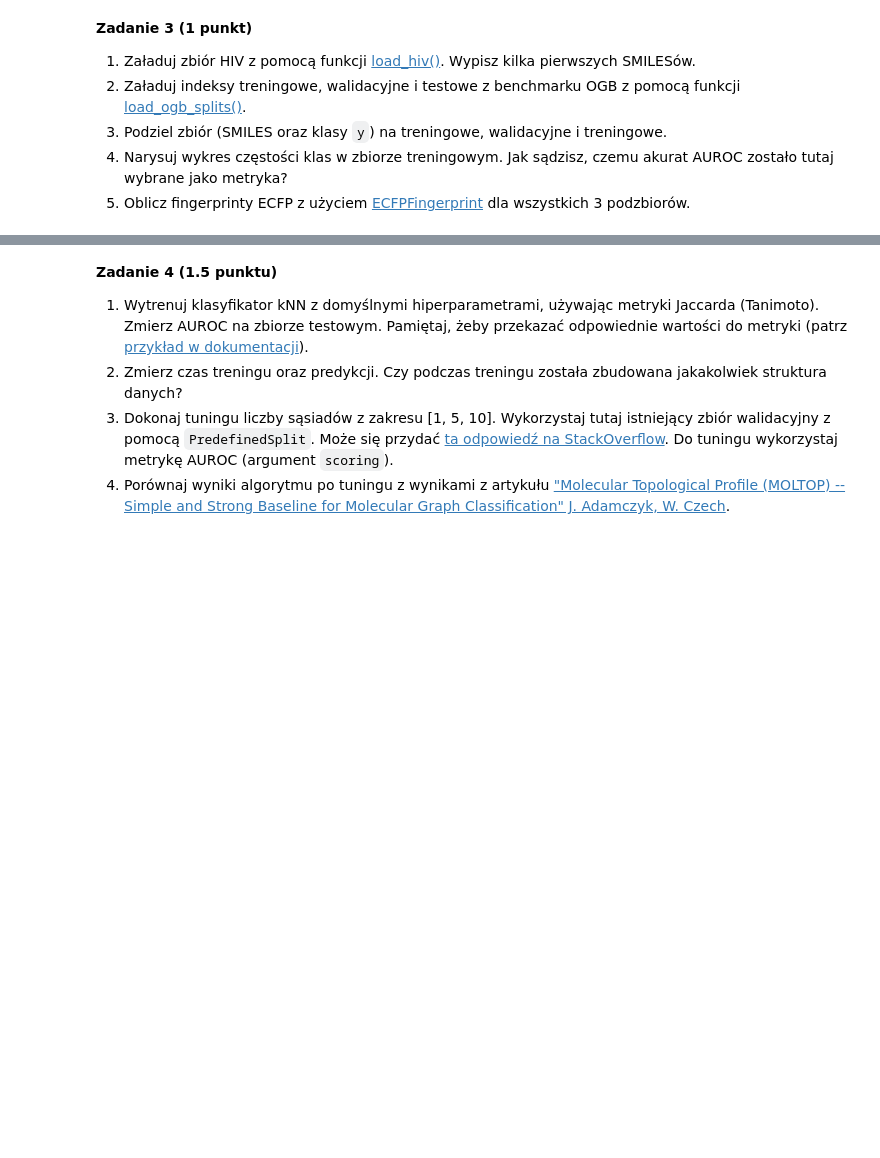
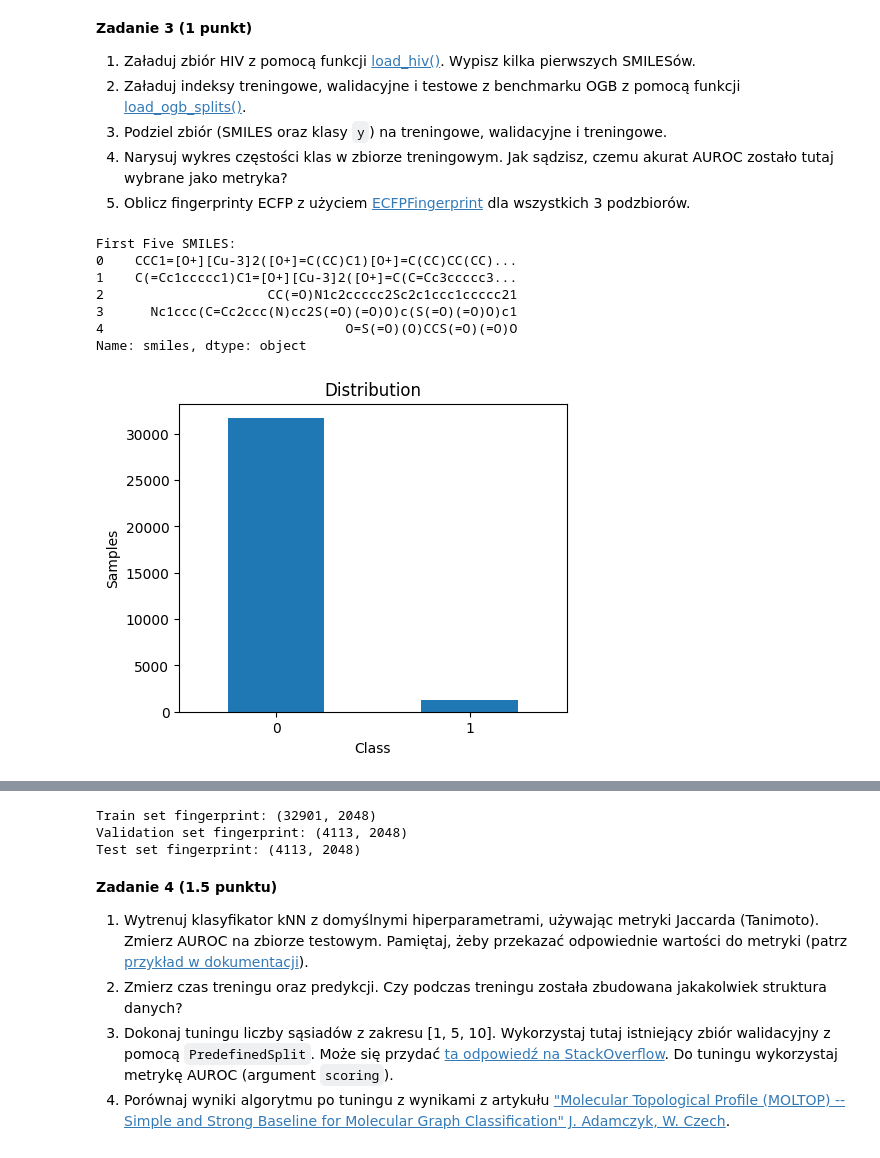
Before and after one commit to michal-proc/machine-learning-lab, a Jupyter notebook: lab2/notebook.ipynb, the cells around one changed output, grey strips where cells are left out. Saved outputs shown, nothing was run; the diff lists cells and outputs as text; code cells hidden in the pictures; blank space fills up the shorter version.

```diff
--- a/lab2/notebook.ipynb
+++ b/lab2/notebook.ipynb
@@ -404,3 +467,55 @@ Jako że zbiór jest binarny, to nie ma potrzeby żadnego skalowania zmiennych.
 3. Podziel zbiór (SMILES oraz klasy `y`) na treningowe, walidacyjne i treningowe.
 4. Narysuj wykres częstości klas w zbiorze treningowym. Jak sądzisz, czemu akurat AUROC zostało tutaj wybrane jako metryka?
 5. Oblicz fingerprinty ECFP z użyciem [ECFPFingerprint](https://scikit-fingerprints.github.io/scikit-fingerprints/modules/generated/skfp.fingerprints.ECFPFingerprint.html#skfp.fingerprints.ECFPFingerprint) dla wszystkich 3 podzbiorów.
+# %%
+from skfp.datasets.moleculenet import load_hiv, load_ogb_splits
+from skfp.fingerprints import ECFPFingerprint
+
+warnings.filterwarnings("ignore", category=FutureWarning)
+
+hiv_X_smiles, hiv_y = load_hiv()
+hiv_X_smiles = pd.Series(hiv_X_smiles)
+hiv_y = pd.Series(hiv_y)
+
+dataframe_to_print = pd.DataFrame({"smiles": hiv_X_smiles, "y": hiv_y})
+print("First Five SMILES:")
+print(dataframe_to_print["smiles"].head())
+
+train_idx, val_idx, test_idx = load_ogb_splits("HIV")
+
+hiv_X_train = hiv_X_smiles[train_idx]
+hiv_X_val = hiv_X_smiles[val_idx]
+hiv_X_test = hiv_X_smiles[test_idx]
+
+hiv_y_train = hiv_y[train_idx]
+hiv_y_val = hiv_y[val_idx]
+hiv_y_test = hiv_y[test_idx]
+
+class_counts = hiv_y_train.value_counts()
+
+plt.figure(figsize=(5, 4))
+class_counts.plot(kind='bar')
+plt.title("Distribution")
+plt.xlabel("Class")
+plt.ylabel("Samples")
+plt.xticks([0, 1], ['0', '1'], rotation=0)
+plt.show()
+
+ecfp = ECFPFingerprint()
+
+hiv_X_train_fp = ecfp.fit_transform(hiv_X_train)
+hiv_X_val_fp = ecfp.transform(hiv_X_val)
+hiv_X_test_fp = ecfp.transform(hiv_X_test)
+
+print(f"Train set fingerprint: {hiv_X_train_fp.shape}")
+print(f"Validation set fingerprint: {hiv_X_val_fp.shape}")
+print(f"Test set fingerprint: {hiv_X_test_fp.shape}")
+# %% [output]
+First Five SMILES:
+0    CCC1=[O+][Cu-3]2([O+]=C(CC)C1)[O+]=C(CC)CC(CC)...
+1    C(=Cc1ccccc1)C1=[O+][Cu-3]2([O+]=C(C=Cc3ccccc3...
+2                     CC(=O)N1c2ccccc2Sc2c1ccc1ccccc21
+3      Nc1ccc(C=Cc2ccc(N)cc2S(=O)(=O)O)c(S(=O)(=O)O)c1
+4                               O=S(=O)(O)CCS(=O)(=O)O
+Name: smiles, dtype: object
+[figure, added]
@@ -407,3 +524,6 @@ Jako że zbiór jest binarny, to nie ma potrzeby żadnego skalowania zmiennych.
+Train set fingerprint: (32901, 2048)
+Validation set fingerprint: (4113, 2048)
+Test set fingerprint: (4113, 2048)
 # %% [markdown]
 **Zadanie 4 (1.5 punktu)**
 
```
Also changed, not shown: parts of 16 cells of this notebook.
